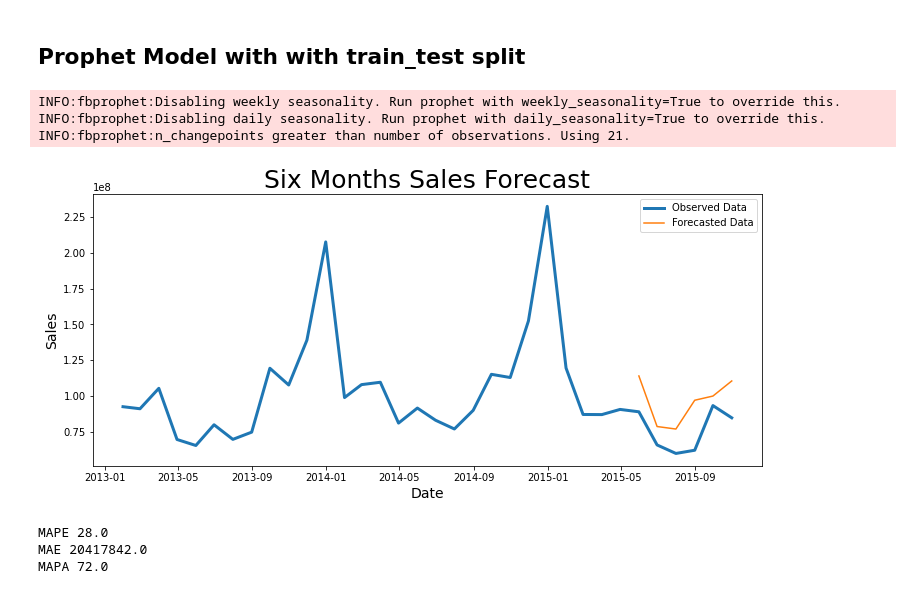
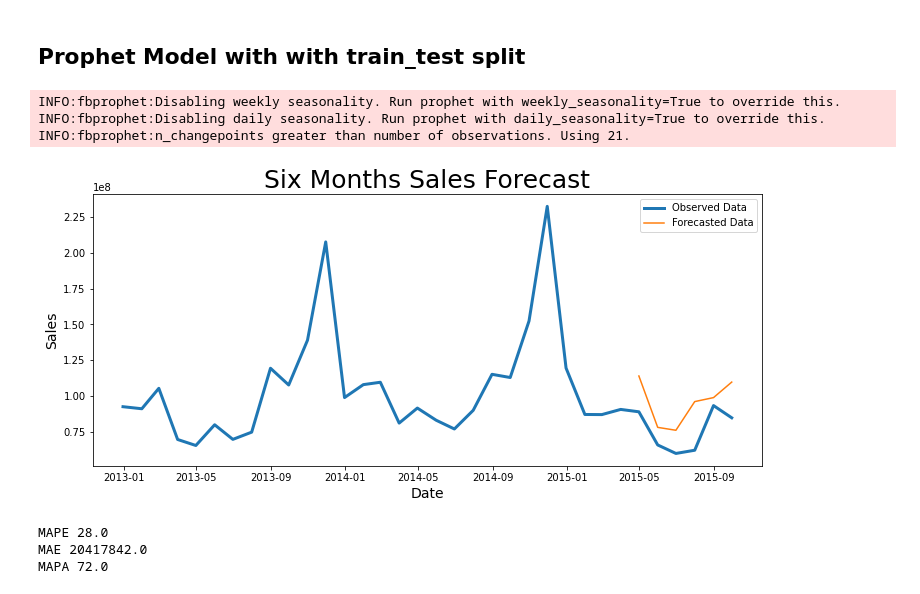
Before and after one commit to khwajajalal/Capstone4-Sales-Prediction, a Jupyter notebook: sales_prediction_using_prophet1.ipynb, the cells around one changed output. Drawn from its saved outputs; the diff is of its cells as text; code cells hidden in the pictures.

```diff
--- a/sales_prediction_using_prophet1.ipynb
+++ b/sales_prediction_using_prophet1.ipynb
@@ -223,31 +222,31 @@ fig2 = m.plot_components(forecast)
 ## Prophet Model with with train_test split
 # %%
 prophet_df = pd.DataFrame()
-prophet_df['ds'] = pd.date_range(start = '2013-01-01',end='2015-10-31', freq = 'M')
+prophet_df['ds'] = pd.date_range(start = '2012-12-01',end='2015-10-31', freq = 'M')
 prophet_df['y'] = train.groupby(["date_block_num"])["total_sales"].sum()
 # prophet_df.columns
 prophet_df_train = prophet_df[:28]
 prophet_df_test = prophet_df[28:]
 
 m = Prophet(seasonality_mode='multiplicative') #changepoint_prior_scale=0.08
 m.fit(prophet_df_train)
 future = m.make_future_dataframe(periods = 6, freq = 'M')
 forecast = m.predict(future)
 forecast_short = forecast[['ds', 'yhat']]
 forecast_short.loc[:, 'y'] = prophet_df['y']
 # forecast3_short
 plt.figure(figsize = (12,5))
 sns.lineplot('ds', 'y', data = forecast_short, label = 'Observed Data', linewidth = 3)
 sns.lineplot('ds', 'yhat', data = forecast_short[28:] ,label ='Forecasted Data')
 plt.title('Six Months Sales Forecast', fontdict={'fontsize':25})
 plt.xlabel('Date',fontdict={'fontsize':14})
 plt.ylabel('Sales',fontdict={'fontsize':14})
 plt.savefig(r"C:\Users\Jalal\Desktop\Programing\Capstones\Final Capstone\Snapshots\six months prediction.PNG")
 # %% [output]
 INFO:fbprophet:Disabling weekly seasonality. Run prophet with weekly_seasonality=True to override this.
 INFO:fbprophet:Disabling daily seasonality. Run prophet with daily_seasonality=True to override this.
 INFO:fbprophet:n_changepoints greater than number of observations. Using 21.
-[figure, old version]
+[figure, new version]
 # %%
 def calculate_forecast_errors(df, prediction_size):
 
```
Also changed, not shown: parts of 8 cells of this notebook, 1 other file.
